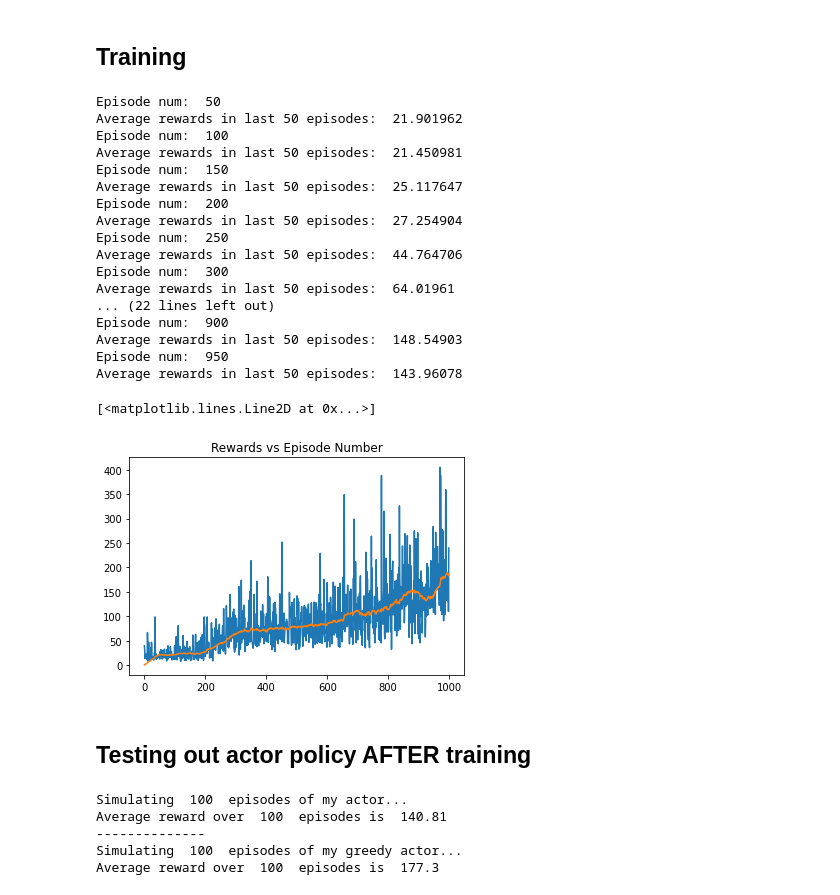
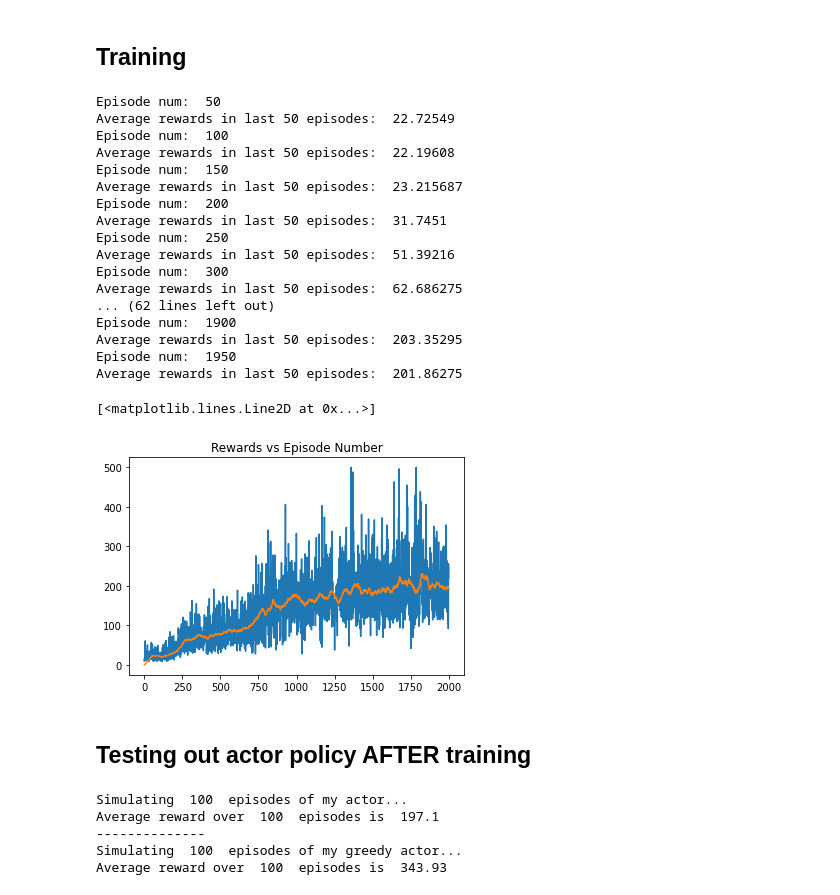
Before and after one commit to mcnica89/MATH4060, a Jupyter notebook: ActorCritic_CartPole_Example.ipynb, the cells around one changed output. Drawn from its saved outputs; the diff is of its cells as text; code cells hidden in the pictures.

Commit message:
Replaced jax.random.choice with np.random.choice for HUGE speedups. Also highlited a super weird bug I found. Created using Colaboratory

```diff
--- a/ActorCritic_CartPole_Example.ipynb
+++ b/ActorCritic_CartPole_Example.ipynb
@@ -63,15 +67,17 @@ from gym.core import RewardWrapper
 # %%
-def pure_random_policy(key, obs):
+def pure_random_policy(obs):
   '''A purely random policy for carpole!'''
-  probs = jnp.array([0.5,0.5])
-  action = jax.random.choice(key, jnp.array([0,1]), p=probs)
+  action = int(np.random.choice(N_actions))
   return int( action )
 
-def simulate_cartpole(key, Policy, N_episodes = 100, Render = False):
+def simulate_cartpole(Policy, N_episodes = 100, Render = False):
   '''Simulates runs of carpole using the provided policy. Render = True will draw pics! Returns average reward per episode over N_episodes'''
 
   #Set the environment and variables
-  env = gnwrapper.Animation(gym.make('CartPole-v1'))
+  if Render:
+    env = gnwrapper.Animation(gym.make('CartPole-v1'))
+  else:
+    env = gym.make('CartPole-v1')
   obs = env.reset()
   episode_num = 0
   total_rewards = 0
@@ -80,8 +86,7 @@ def simulate_cartpole(key, Policy, N_episodes = 100, Render = False):
   while episode_num < N_episodes:
 
     #Choose an action according to policy
-    key, subkey = jax.random.split(key)
-    action = Policy(subkey, obs)
+    action = Policy(obs)
 
     #Take that action and observe next state from the environment
     obs, reward, done, info = env.step(action)
@@ -218,13 +228,13 @@ critic_func test output:  21.609247
 # The actor: chooses randomly according to the probabilities
 # The greedy actor: Tries to be non-random by always choosing the action with the highest probability
 
-def my_actor_policy(key, obs):
+def my_actor_policy(obs):
   '''The policy we are training for cartpole'''
   actor_probs = actor_func(actor_hl_w, actor_hl_b, actor_w, obs)
-  action = jax.random.choice(key, jnp.array([0,1]), p=actor_probs)
+  action = np.random.choice(N_actions, p=np.array(actor_probs))
   return int( action )
 
-def my_greedy_actor_policy(key, obs):
+def my_greedy_actor_policy(obs):
   '''The greedy version of the policy. Always take the action that has maximum probability'''
   actor_probs = actor_func(actor_hl_w, actor_hl_b, actor_w, obs)
   action = jnp.argmax(actor_probs)
@@ -265,6 +272,5 @@ The reward we got was  49.0
 # %%
 print("----My greedy actor animation-----")
-key = jax.random.PRNGKey(int(time.time()))
-reward = simulate_cartpole(key, my_greedy_actor_policy, 1, True)
+reward = simulate_cartpole(my_greedy_actor_policy, 1, True)
 print("The reward we got was ", reward)
 # %% [output]
@@ -291,13 +297,13 @@ This is an implementation of the one step Actor-Critic training (See pseudo-code
 # This will update the weights for actor and critic to try and find good values that work
 # Note: The weights should be initialized from the last block
 
-NUM_EPISODES = 1000
-#Takes about 3 minutes in collab to run 1000 episodes
+N_episodes = 2000
+#2000 episodes takes about 2 min in collab
+# Final reward is ~200 after this many iterations
 
-reward_history = np.zeros(NUM_EPISODES)
+reward_history = np.zeros(N_episodes)
 total_rewards_this_episode = 0
 episode_num = 0
-jnp.set_printoptions(precision=3, suppress=False)
 
 #Set learning rates and discount factor gamma
 gamma = 0.95
@@ -306,22 +312,20 @@ lr_actor = lr_actor_init  #the actual learning rate is decreased by factor gamma
 lr_critic = 0.1
 
 #Set the OpenAI gym environment
-env = gnwrapper.Animation(gym.make('CartPole-v1'))
+env = gym.make('CartPole-v1')
 obs = env.reset()
 
 #Random key used for policy choices
-key = jax.random.PRNGKey(0)
 
 #Loop through episodes
-while episode_num < NUM_EPISODES:
+while episode_num < N_episodes:
 
     #Generate actor policy probs and critic estimate for the current obs
     actor_probs = actor_func(actor_hl_w, actor_hl_b, actor_w, obs)
     critic_value = critic_func(critic_hl_w, critic_hl_b, critic_w, critic_b, obs)
 
     #Choose a random action according to the actor probabilities
-    key, subkey = jax.random.split(key)
-    action = jax.random.choice(subkey, jnp.array([0,1]), p=actor_probs)
+    action = np.random.choice(N_actions, p=np.array(actor_probs))
 
     #Get the next state from the environment
     next_obs, reward, done, info = env.step( int(action) )
@@ -356,45 +360,45 @@ while episode_num < NUM_EPISODES:
 
     obs = next_obs
     if done:
         lr_actor = lr_actor_init
         reward_history[episode_num] = total_rewards_this_episode
 
         if episode_num % 50 == 0 and episode_num > 0:
           print("Episode num: ", episode_num)
           print("Average rewards in last 50 episodes: ", jnp.mean(reward_history[episode_num-50:episode_num+1]))
 
         total_rewards_this_episode = 0
         episode_num += 1
         obs = env.reset()
 
 
 def rolling_average(x, window_size):
     window = np.ones(int(window_size))/float(window_size)
     return np.convolve(x, window, 'full')[0:len(x)]
 
 plt.title("Rewards vs Episode Number")
 plt.plot(reward_history)
 plt.plot(rolling_average(reward_history,50))
 # %% [output]
 Episode num:  50
-Average rewards in last 50 episodes:  21.901962
+Average rewards in last 50 episodes:  22.72549
 Episode num:  100
-Average rewards in last 50 episodes:  21.450981
+Average rewards in last 50 episodes:  22.19608
 Episode num:  150
-Average rewards in last 50 episodes:  25.117647
+Average rewards in last 50 episodes:  23.215687
 Episode num:  200
-Average rewards in last 50 episodes:  27.254904
+Average rewards in last 50 episodes:  31.7451
 Episode num:  250
-Average rewards in last 50 episodes:  44.764706
+Average rewards in last 50 episodes:  51.39216
 Episode num:  300
-Average rewards in last 50 episodes:  64.01961
-... (22 lines left out)
-Episode num:  900
-Average rewards in last 50 episodes:  148.54903
-Episode num:  950
-Average rewards in last 50 episodes:  143.96078
+Average rewards in last 50 episodes:  62.686275
+... (62 lines left out)
+Episode num:  1900
+Average rewards in last 50 episodes:  203.35295
+Episode num:  1950
+Average rewards in last 50 episodes:  201.86275
 [<matplotlib.lines.Line2D at 0x...>]
-[figure, old version]
+[figure, new version]
 # %% [markdown]
 ## Testing out actor policy AFTER training
 # %%
@@ -402,22 +406,20 @@ Average rewards in last 50 episodes:  143.96078
 N_episodes = 100
 
 print("Simulating ", N_episodes, " episodes of my actor...")
-key = jax.random.PRNGKey(0)
-average_reward = simulate_cartpole(key, my_actor_policy, N_episodes, False)
+average_reward = simulate_cartpole(my_actor_policy, N_episodes, False)
 print("Average reward over ", N_episodes," episodes is ", average_reward)
 
 print("--------------")
 
 print("Simulating ", N_episodes, " episodes of my greedy actor...")
-key = jax.random.PRNGKey(0)
-average_reward = simulate_cartpole(key, my_greedy_actor_policy, N_episodes, False)
+average_reward = simulate_cartpole(my_greedy_actor_policy, N_episodes, False)
 print("Average reward over ", N_episodes," episodes is ", average_reward)
 # %% [output]
 Simulating  100  episodes of my actor...
-Average reward over  100  episodes is  140.81
+Average reward over  100  episodes is  197.1
 --------------
 Simulating  100  episodes of my greedy actor...
-Average reward over  100  episodes is  177.3
+Average reward over  100  episodes is  343.93
 # %%
 #Simulate 1 epsiode and animate it!
 print("----My actor animation-----")
```
Also changed, not shown: parts of 10 cells of this notebook.
